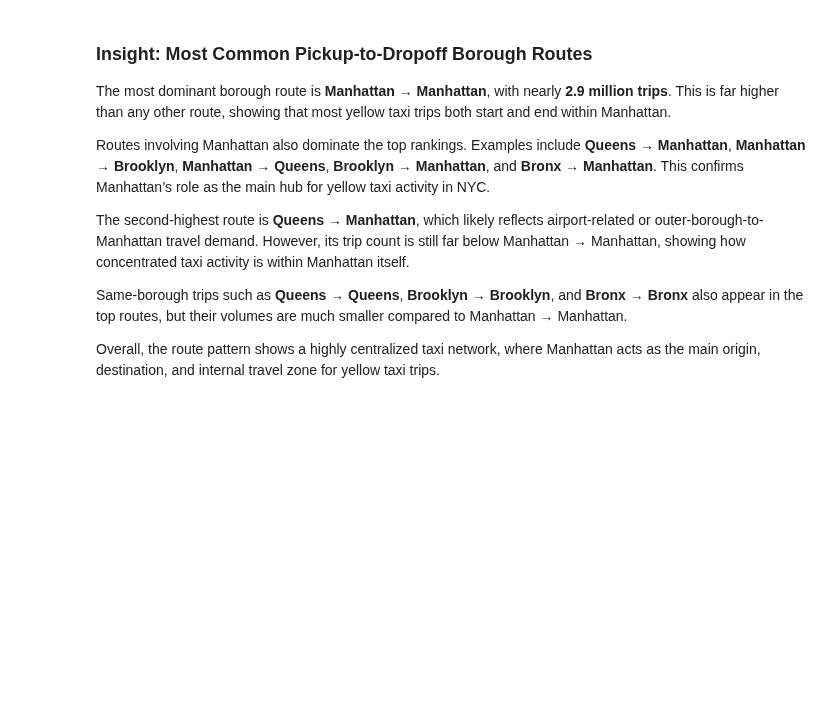
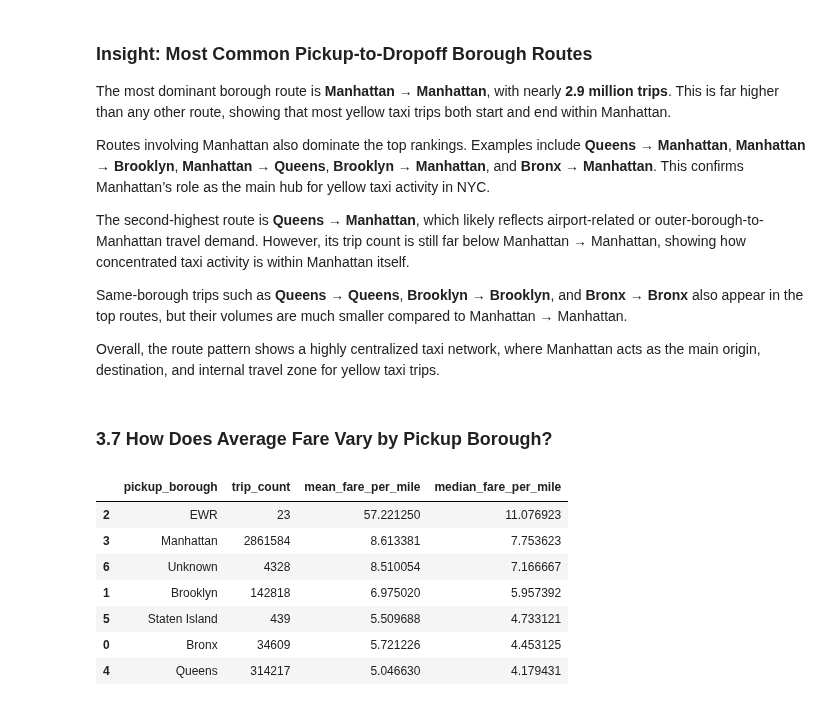
Before and after one commit to fathirrizkifadillah/NYC-Yellow-Taxi-Trip-Analysis, a Jupyter notebook: main.ipynb, the cells around one changed output. Cells and saved outputs as stored; diff of their text form; code cells hidden in the pictures; blank space fills up the shorter version.

```diff
--- a/main.ipynb
+++ b/main.ipynb
@@ -920,3 +920,28 @@ The second-highest route is **Queens → Manhattan**, which likely reflects airp
 Same-borough trips such as **Queens → Queens**, **Brooklyn → Brooklyn**, and **Bronx → Bronx** also appear in the top routes, but their volumes are much smaller compared to Manhattan → Manhattan.
 
 Overall, the route pattern shows a highly centralized taxi network, where Manhattan acts as the main origin, destination, and internal travel zone for yellow taxi trips.
+# %% [markdown]
+### 3.7 How Does Average Fare Vary by Pickup Borough?
+# %%
+pickup_borough_fare = (
+    df_eda[df_eda["trip_distance"] >= 0.5]
+    .groupby("pickup_borough")
+    .agg(
+        trip_count=("pickup_borough", "size"),
+        mean_fare_per_mile=("fare_per_mile", "mean"),
+        median_fare_per_mile=("fare_per_mile", "median")
+    )
+    .reset_index()
+    .sort_values("median_fare_per_mile", ascending=False)
+)
+
+pickup_borough_fare
+# %% [output]
+|  | pickup_borough | trip_count | mean_fare_per_mile | median_fare_per_mile |
+| 2 | EWR | 23 | 57.221250 | 11.076923 |
+| 3 | Manhattan | 2861584 | 8.613381 | 7.753623 |
+| 6 | Unknown | 4328 | 8.510054 | 7.166667 |
+| 1 | Brooklyn | 142818 | 6.975020 | 5.957392 |
+| 5 | Staten Island | 439 | 5.509688 | 4.733121 |
+| 0 | Bronx | 34609 | 5.721226 | 4.453125 |
+| 4 | Queens | 314217 | 5.046630 | 4.179431 |
```
Also changed, not shown: parts of 1 cell of this notebook, 2 other files.
